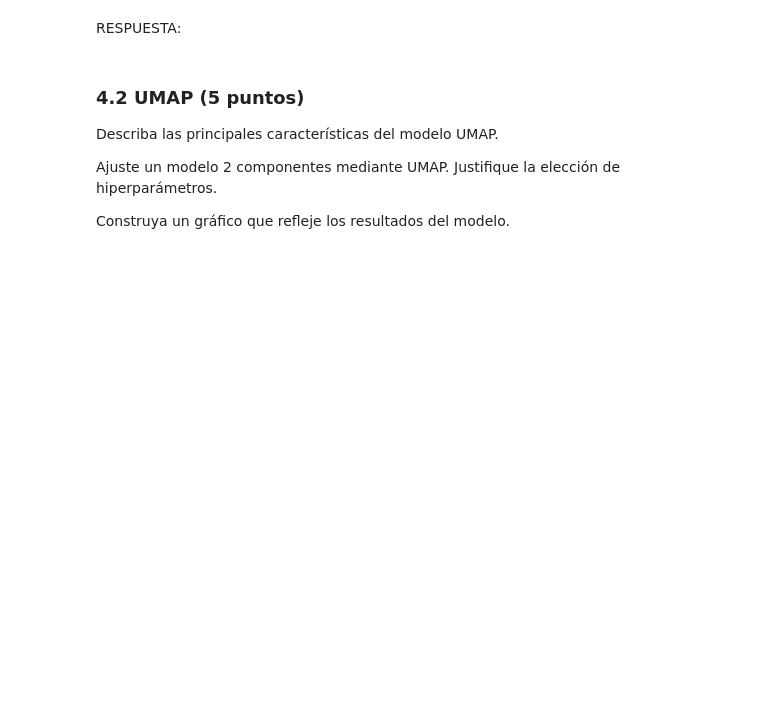
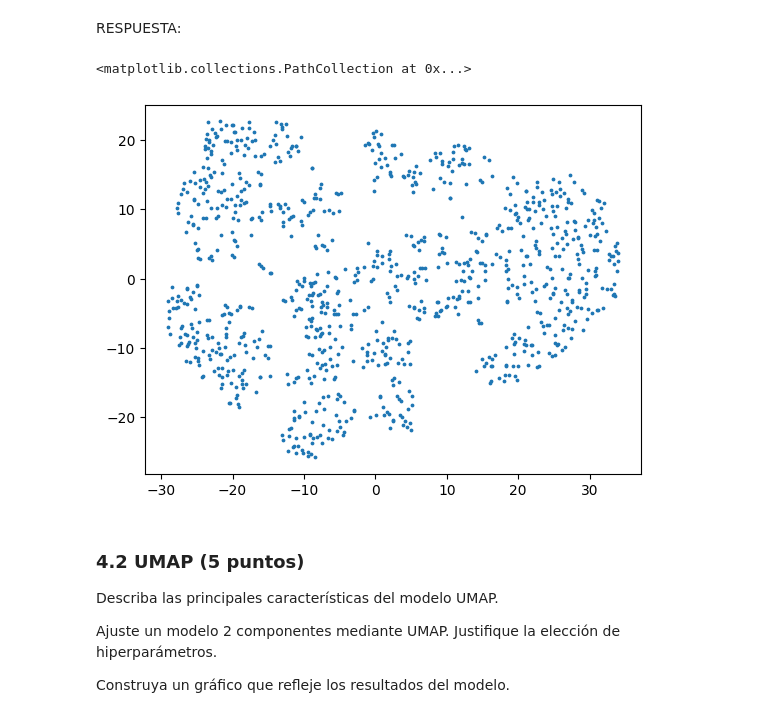
Before and after one commit to gato1108/Mineria-de-datos, a Jupyter notebook: T1/T1 mineria.ipynb, the cells around one changed output. Saved outputs shown, nothing was run; the diff lists cells and outputs as text; code cells hidden in the pictures; blank space fills up the shorter version.

```diff
--- a/T1/T1 mineria.ipynb
+++ b/T1/T1 mineria.ipynb
@@ -452,6 +452,18 @@ Ajuste un modelo de 2 componentes mediante T-SNE. Justifique la elección de hip
 Construya un gráfico que refleje los resultados del modelo.
 # %% [markdown]
 RESPUESTA:
+# %%
+from sklearn.manifold import TSNE
+
+data_n_red = data_n[:1000]
+
+tsne_embed = TSNE(n_components=2, perplexity = 30, n_iter=500, n_iter_without_progress=150, n_jobs=10)
+projection_tsne = tsne_embed.fit_transform(data_n_red)
+# %%
+plt.scatter(projection_tsne[:,0],projection_tsne[:,1], s=3)
+# %% [output]
+<matplotlib.collections.PathCollection at 0x...>
+[figure, added]
 # %% [markdown]
 ### 4.2 UMAP (5 puntos)
 
```
Also changed, not shown: parts of 12 cells of this notebook.
